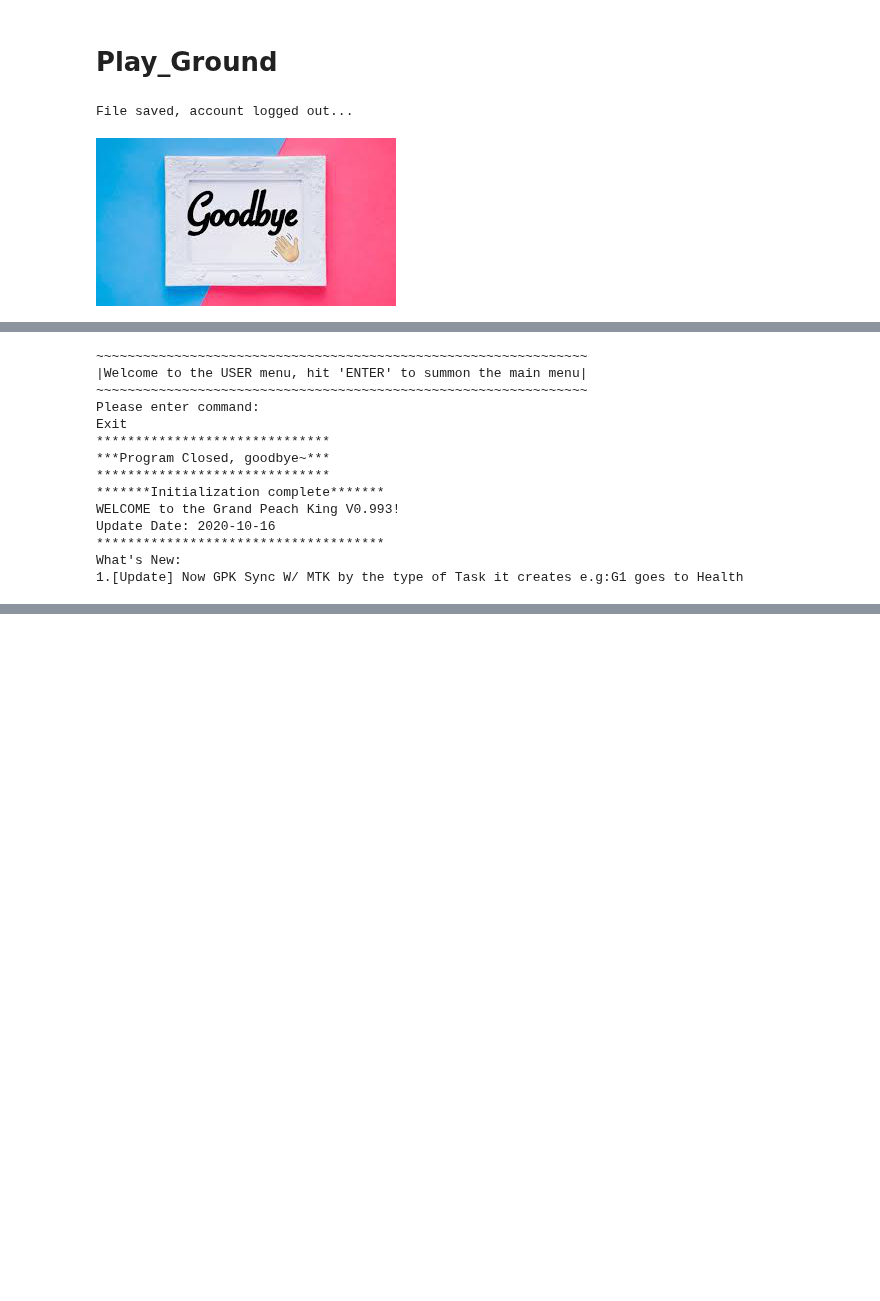
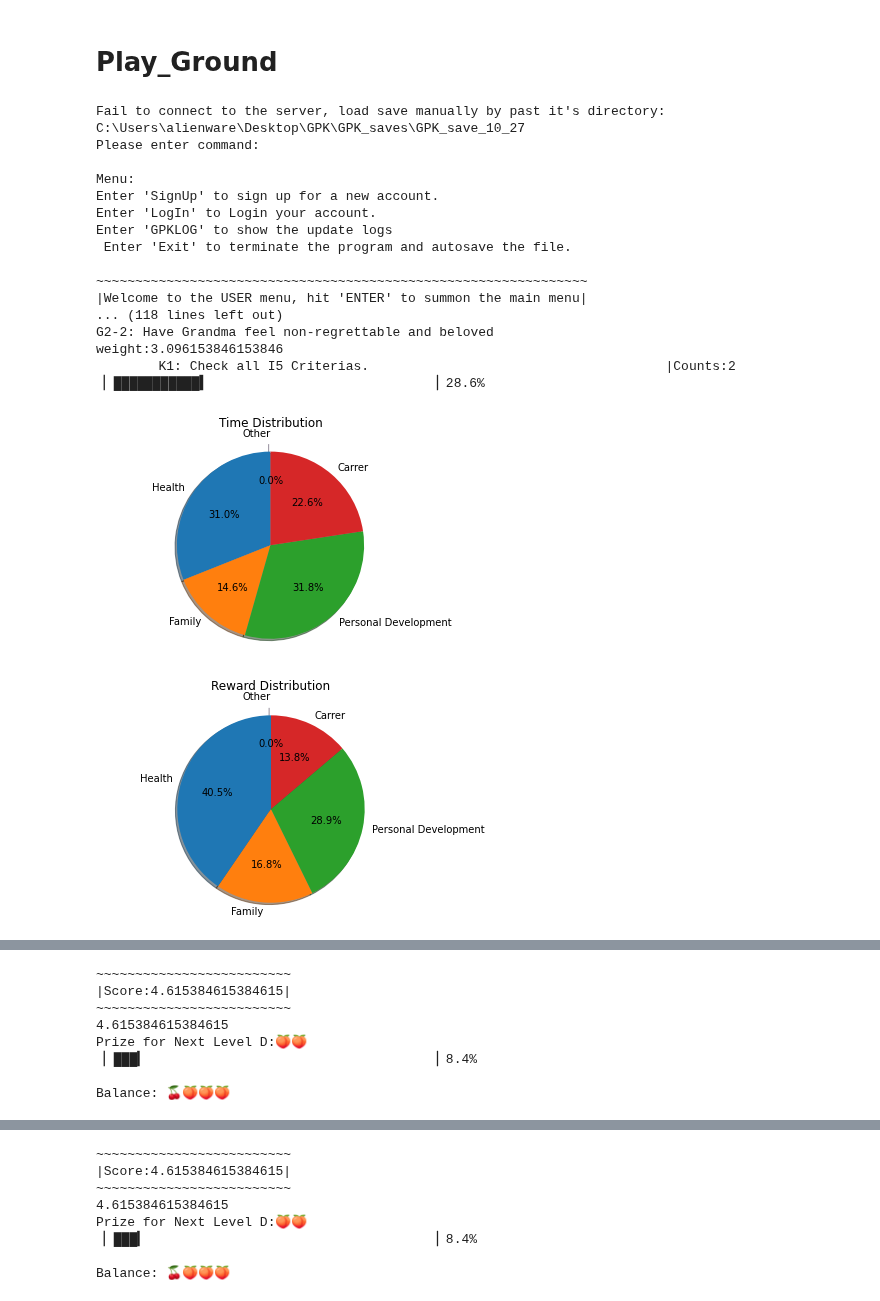
Before and after one commit to Ryan47Liao/GPK, a Jupyter notebook: GPK.ipynb, the cells around one changed output, grey strips where cells are left out. Saved outputs shown, nothing was run; the diff lists cells and outputs as text; code cells hidden in the pictures; blank space fills up the shorter version.

```diff
--- a/GPK.ipynb
+++ b/GPK.ipynb
@@ -149,0 +166,18 @@ BlackJack
+# %%
+online = False
+# %%
+#@title #menu pictures {display-mode: "form"}
+if online:
+    menu_welcome_img = img.imread("/content/drive/Shared drives/GPK_OKR/GPK_pics/Menu/GPK_Welcome.png")
+    goodbye_img = img.imread("/content/drive/Shared drives/GPK_OKR/GPK_pics/Menu/GPK_goodbye.png")
+    welcome_img = img.imread("/content/drive/Shared drives/GPK_OKR/GPK_pics/Menu/OKR_Menu.png")
+    welldone_img = img.imread("/content/drive/Shared drives/GPK_OKR/GPK_pics/Menu/GPK_welldone.png")
+    checked_img = img.imread("/content/drive/Shared drives/GPK_OKR/GPK_pics/Menu/GPK_green_check.png")
+    awesome_img = img.imread("/content/drive/Shared drives/GPK_OKR/GPK_pics/Menu/GPK_awesome.jpg")
+else:
+    menu_welcome_img = "WELCOME🙆"
+    goodbye_img = "GOODBYE👋👋👋"
+    welcome_img = "⚡⚡⚡OKR⚡⚡⚡"
+    welldone_img = "Welldone👍🏻👍🏻👍🏻"
+    checked_img = "✅"
+    awesome_img = "AWESOME👍🏻👍🏻👍🏻!"
@@ -3680,8 +4339,25 @@ def token_list_reverse(string_of_tokens):
 # %% [markdown]
 # Play_Ground
 # %%
-if server_online:
-    GPK(server_online,"18066060855",321890,True)
+#C:\Users\alienware\Desktop\GPK\GPK_saves\GPK_save_10_27
+GPK(server_online,"18066060855",321890,True)
 # %% [output]
-File saved, account logged out...
+Fail to connect to the server, load save manually by past it's directory:
+C:\Users\alienware\Desktop\GPK\GPK_saves\GPK_save_10_27
+Please enter command:
+
+Menu:
+Enter 'SignUp' to sign up for a new account.
+Enter 'LogIn' to Login your account.
+Enter 'GPKLOG' to show the update logs
+ Enter 'Exit' to terminate the program and autosave the file.
+
+~~~~~~~~~~~~~~~~~~~~~~~~~~~~~~~~~~~~~~~~~~~~~~~~~~~~~~~~~~~~~~~
+|Welcome to the USER menu, hit 'ENTER' to summon the main menu|
+... (118 lines left out)
+G2-2: Have Grandma feel non-regrettable and beloved
+weight:3.096153846153846
+        K1: Check all I5 Criterias.                                      |Counts:2
+ ▏███████████▍                            ▕ 28.6%
-[figure, old version]
+[figure, new version]
+[figure, added]
@@ -3688,14 +4365,8 @@ File saved, account logged out...
-~~~~~~~~~~~~~~~~~~~~~~~~~~~~~~~~~~~~~~~~~~~~~~~~~~~~~~~~~~~~~~~
-|Welcome to the USER menu, hit 'ENTER' to summon the main menu|
-~~~~~~~~~~~~~~~~~~~~~~~~~~~~~~~~~~~~~~~~~~~~~~~~~~~~~~~~~~~~~~~
-Please enter command:
-Exit
-******************************
-***Program Closed, goodbye~***
-******************************
-*******Initialization complete*******
-WELCOME to the Grand Peach King V0.993!
-Update Date: 2020-10-16
-*************************************
-What's New:
-1.[Update] Now GPK Sync W/ MTK by the type of Task it creates e.g:G1 goes to Health
+~~~~~~~~~~~~~~~~~~~~~~~~~
+|Score:4.615384615384615|
+~~~~~~~~~~~~~~~~~~~~~~~~~
+4.615384615384615
+Prize for Next Level D:🍑🍑
+ ▏███▎                                    ▕ 8.4%
+
+Balance: 🍒🍑🍑🍑
@@ -3701,0 +4405,8 @@ What's New:
+~~~~~~~~~~~~~~~~~~~~~~~~~
+|Score:4.615384615384615|
+~~~~~~~~~~~~~~~~~~~~~~~~~
+4.615384615384615
+Prize for Next Level D:🍑🍑
+ ▏███▎                                    ▕ 8.4%
+
+Balance: 🍒🍑🍑🍑
```
Also changed, not shown: parts of 50 cells of this notebook.
